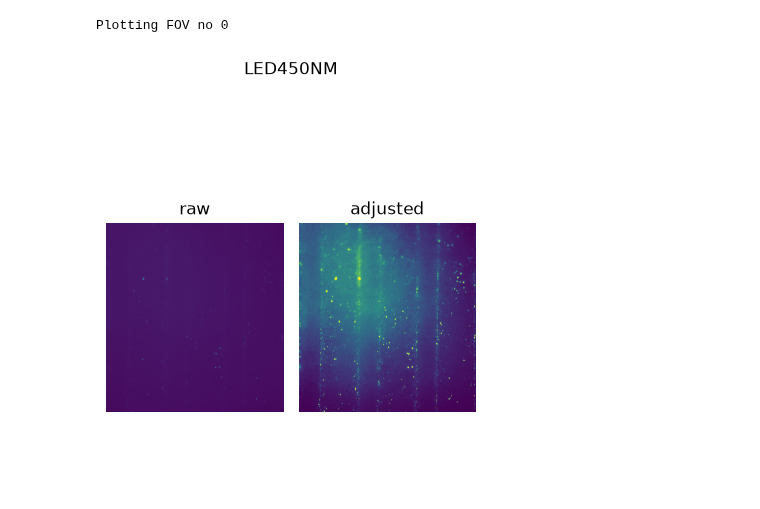
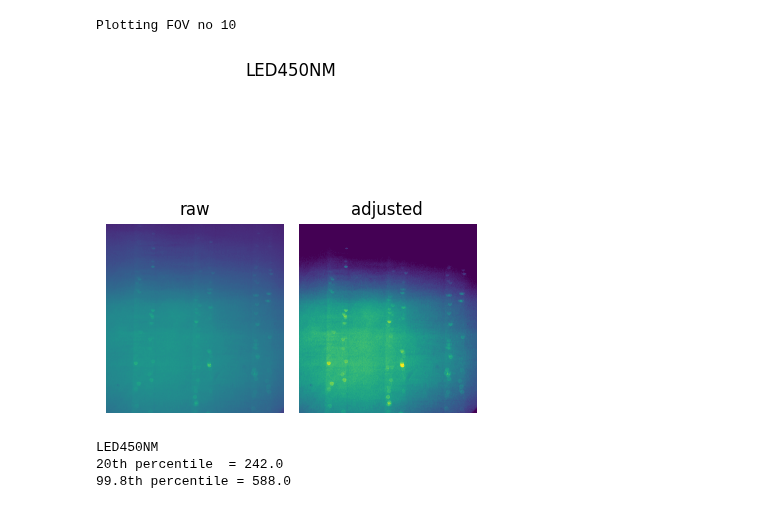
Before and after one commit to YuhangXie1/dphil_mothermachine, a Jupyter notebook: GIF_generator_comparable_brightness.ipynb, the cells around one changed output. Drawn from its saved outputs; the diff is of its cells as text; code cells hidden in the pictures; blank space fills up the shorter version.

```diff
--- a/GIF_generator_comparable_brightness.ipynb
+++ b/GIF_generator_comparable_brightness.ipynb
@@ -18,13 +18,13 @@ from collections import defaultdict
 # Functions to parse metadata from filenames
 
 def get_led(filename: str) -> str:
-    return filename.split("\\")[-1].split("_")[0]
+    return filename.split("/")[-1].split("_")[0]
 
 def get_fov(filename: str) -> int:
-    return int(filename.split("\\")[-1].split("_")[1][1:])
+    return int(filename.split("/")[-1].split("_")[1][1:])
 
 def get_str(filename: str) -> str:
-    parts = filename.split("\\")[-1].split("_")
+    parts = filename.split("/")[-1].split("_")
     return " ".join([parts[0], parts[1], parts[-1].split(".")[0]])
 
 def sort_by_time(file_list):
@@ -34,15 +34,15 @@ def sort_by_time(file_list):
     return [f for _, f in sorted(zip(times, file_list))]
 # %%
 # INPUT experiment name
-experiment_name = "26-06-22_exp1"
+data_folder = "2026-07-20_exp_2"
 
 # Brightness specification
 FIXED_RANGES = {
-    "LED450NM": (500, 12000),
+    "LED450NM": (240, 580),
     "LED515NM": (700, 14000),
     "LEDOVERHEADTIGER": (100, 5000),
 }
-AUTO_BRIGHTNESS = False  # Set to True to enable auto brightness adjustment
+AUTO_BRIGHTNESS = True  # Set to True to enable auto brightness adjustment
 
 # INPUT LED selection (multiple may be selected, e.g., ["LED515NM", "LEDOVERHEADTIGER"])
 
@@ -50,22 +50,15 @@ AUTO_BRIGHTNESS = False  # Set to True to enable auto brightness adjustment
 sel_led = ["LED450NM"]
 
 # Path specification
-
-#base_path = Path("/mnt/large_storage/shared_storage/data/YOURSELF")
-#data_path = base_path / "data" / experiment_name
-
-#data_path = Path("/mnt/large_storage/shared_storage/data/YOUR_DATA_PATH")
-
-base_path = Path("26-06-22_exp1")
-data_path = base_path
-
-output_path = base_path / "GIFs"
+repo_path = Path.cwd()
+data_path = repo_path.parent / f"{data_folder}"
+output_path = data_path / "GIFs"
 output_path.mkdir(parents=True, exist_ok=True)
 
 if not data_path.exists():
     raise FileNotFoundError(f"data_path does not exist: {data_path}")
 
 print(f"  data_path        = {data_path}")
-print(f"  experiment_name  = {experiment_name}")
+print(f"  experiment_name  = {data_folder}")
 print(f"  output_path      = {output_path}")
 # %% [output]
@@ -201,7 +209,7 @@ LED450NM - 2 total files found accross 2 FOVs
 # %%
 # INPUT image adjustment parameters
 
-fov_to_display = 0
+fov_to_display = 10
 v_min_perc = [20]
 v_max_perc = [99.8]
 
@@ -216,34 +224,68 @@ print(f"Plotting FOV no {fov_to_display}")
 # Display cropped images with raw and adjusted contrast per LED
 
 for i, led in enumerate(sel_led):
     if fov_to_display not in filenames_by_fov_by_led[led]:
         fig, axes = plt.subplots(1, 2, figsize=(6, 3))
         axes[0].set_axis_off()
         axes[1].set_axis_off()
         fig.suptitle(led)
         axes[0].set_title("FOV not found")
         plt.tight_layout()
         plt.show()
         continue
 
     first_file = filenames_by_fov_by_led[led][fov_to_display][0]
     img = io.imread(first_file)[y_min:y_max, x_min:x_max]
-    v_min = np.percentile(img, v_min_perc[i])
-    v_max = np.percentile(img, v_max_perc[i])
+    if AUTO_BRIGHTNESS:
+        v_min = np.percentile(img, v_min_perc[i])
+        v_max = np.percentile(img, v_max_perc[i])
+    else:
+        v_min, v_max = FIXED_RANGES[led]
 
     fig, axes = plt.subplots(1, 2, figsize=(4, 5))
     fig.suptitle(led)
     axes[0].imshow(img, cmap="viridis")
     axes[0].set_title("raw")
 
     axes[1].imshow(img, cmap="viridis", vmin=v_min, vmax=v_max)
     axes[1].set_title("adjusted")
 
     axes[0].axis("off")
     axes[1].axis("off")
 
     plt.tight_layout()
     plt.show()
 # %% [output]
-Plotting FOV no 0
+Plotting FOV no 10
-[figure, old version]
+[figure, new version]
+# %%
+# ================================================================
+# FIND FIXED DISPLAY RANGE FROM THE DATA
+# ================================================================
+
+for led in sel_led:
+
+    pixel_values = []
+
+    for fov_index, image_collection in enumerate(imgs_by_led[led]):
+        for img in image_collection[::10]:
+            # Apply the same crop used for the GIF
+            cropped = img[y_min:y_max, x_min:x_max]
+
+            # Flatten and store
+            pixel_values.append(cropped.ravel())
+
+    # Combine sampled pixels
+    pixel_values = np.concatenate(pixel_values)
+
+    # Calculate the fixed limits
+    fixed_vmin = np.percentile(pixel_values, 20)
+    fixed_vmax = np.percentile(pixel_values, 99.8)
+
+    print(f"\n{led}")
+    print(f"20th percentile  = {fixed_vmin:.1f}")
+    print(f"99.8th percentile = {fixed_vmax:.1f}")
+# %% [output]
+LED450NM
+20th percentile  = 242.0
+99.8th percentile = 588.0
```
Also changed, not shown: parts of 6 cells of this notebook, 21 other files.
